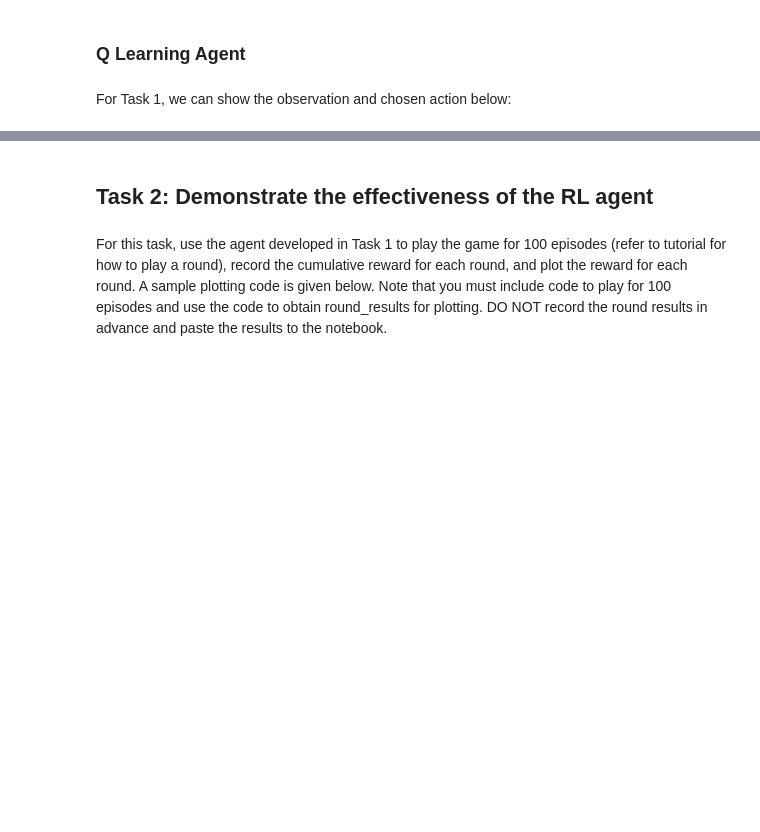
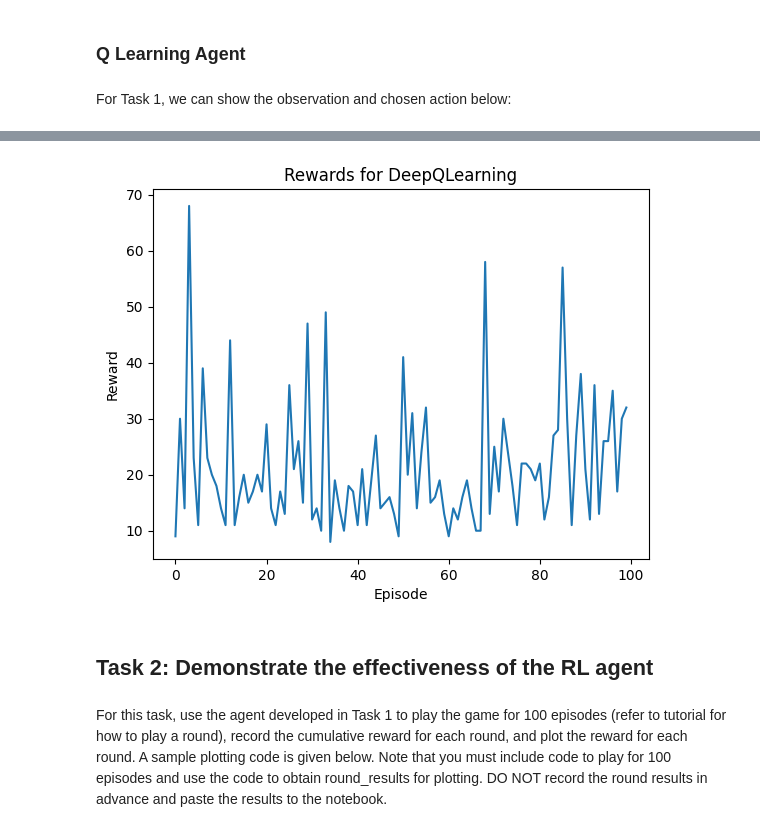
Before and after one commit to ruochee723/SC3000-Balancing-Pole-on-Cart, a Jupyter notebook: src/cartpole.ipynb, the cells around one changed output, grey strips where cells are left out. Drawn from its saved outputs; the diff is of its cells as text; code cells hidden in the pictures; blank space fills up the shorter version.

```diff
--- a/src/cartpole.ipynb
+++ b/src/cartpole.ipynb
@@ -453,3 +569,7 @@ Observation: (array([-0.00446141,  0.02374698,  0.00515048,  0.03648043], dtype=
+# %%
+deep_q_learning_agent.plot_rewards(smooth=1)
+# %% [output]
+[figure, added]
 # %% [markdown]
 ## Task 2: Demonstrate the effectiveness of the RL agent
 # %% [markdown]
```
Also changed, not shown: parts of 20 cells of this notebook.
